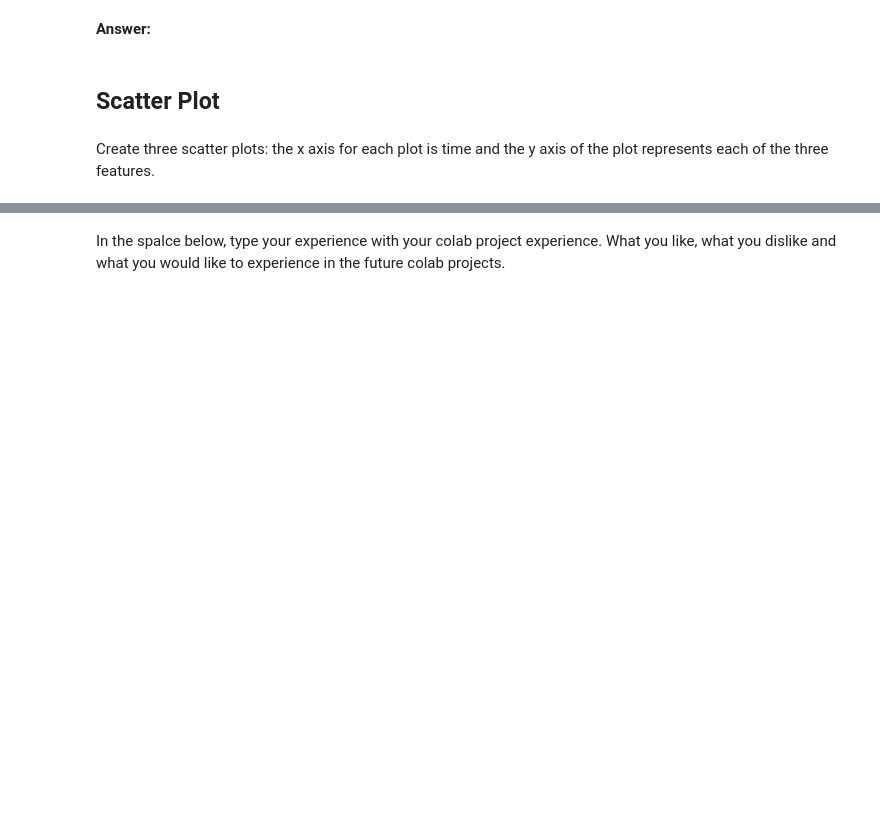
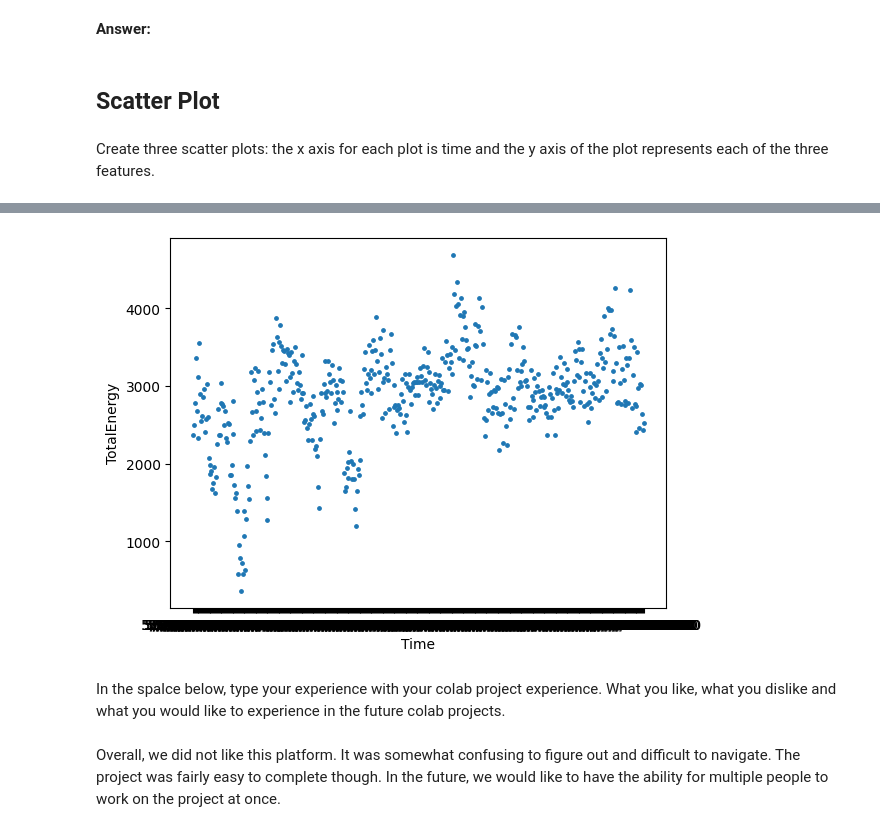
Before and after one commit to ncat-morrow/isen-project-1-loading, a Jupyter notebook: ISEN_370_Project_1_Assignment.ipynb, the cells around one changed output, grey strips where cells are left out. Drawn from its saved outputs; the diff is of its cells as text; code cells hidden in the pictures; blank space fills up the shorter version.

```diff
--- a/ISEN_370_Project_1_Assignment.ipynb
+++ b/ISEN_370_Project_1_Assignment.ipynb
@@ -113,2 +127,11 @@ Create three scatter plots: the x axis for each plot is time and the y axis of t
+# %%
+plt.scatter(data['Time'], data['TotalEnergy'], s=6)
+plt.xlabel("Time")
+plt.ylabel("TotalEnergy")
+plt.show()
+# %% [output]
+[figure, added]
 # %% [markdown]
 In the spalce below, type your experience with your colab project experience. What you like, what you dislike and what you would like to experience in the future colab projects.
+# %% [markdown]
+Overall, we did not like this platform. It was somewhat confusing to figure out and difficult to navigate. The project was fairly easy to complete though. In the future, we would like to have the ability for multiple people to work on the project at once.
```
Also changed, not shown: parts of 3 cells of this notebook.
